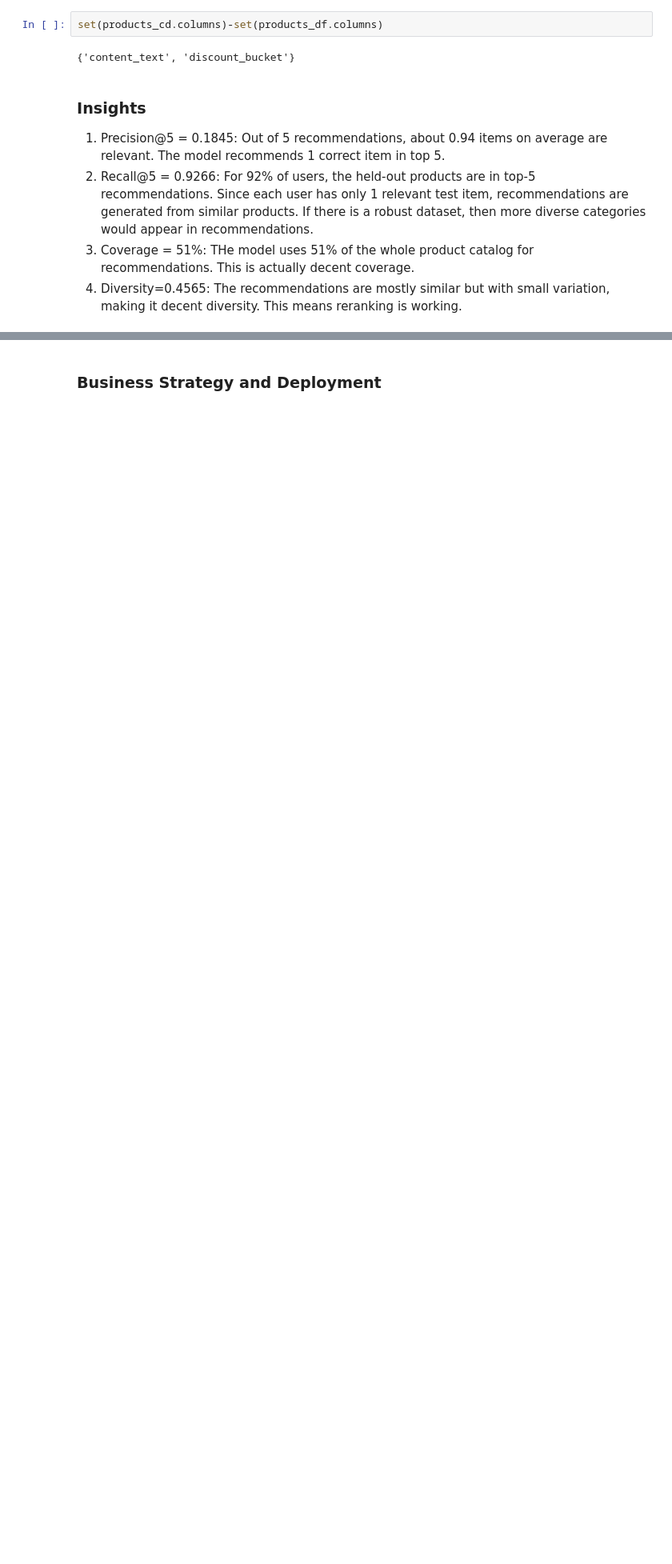
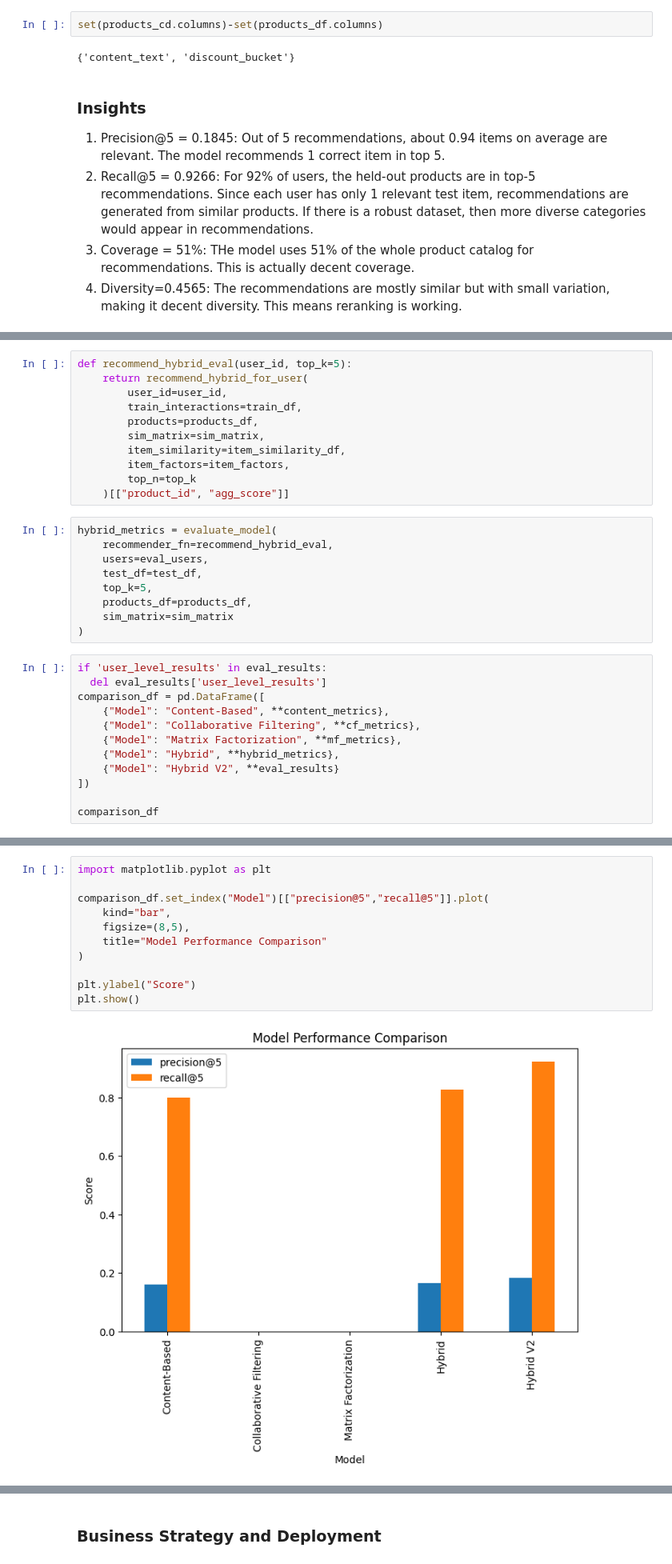
Before and after one commit to krishnasaijoga/ScalerCaseStudies, a Jupyter notebook: AmazonProdRecommSysCS.ipynb, the cells around one changed output, grey strips where cells are left out. Shown at 80% size. Cells and saved outputs as stored; diff of their text form; blank space fills up the shorter version.

```diff
--- a/AmazonProdRecommSysCS.ipynb
+++ b/AmazonProdRecommSysCS.ipynb
@@ -1630,0 +1794,32 @@ set(products_cd.columns)-set(products_df.columns)
+# %%
+def recommend_hybrid_eval(user_id, top_k=5):
+    return recommend_hybrid_for_user(
+        user_id=user_id,
+        train_interactions=train_df,
+        products=products_df,
+        sim_matrix=sim_matrix,
+        item_similarity=item_similarity_df,
+        item_factors=item_factors,
+        top_n=top_k
+    )[["product_id", "agg_score"]]
+# %%
+hybrid_metrics = evaluate_model(
+    recommender_fn=recommend_hybrid_eval,
+    users=eval_users,
+    test_df=test_df,
+    top_k=5,
+    products_df=products_df,
+    sim_matrix=sim_matrix
+)
+# %%
+if 'user_level_results' in eval_results:
+  del eval_results['user_level_results']
+comparison_df = pd.DataFrame([
+    {"Model": "Content-Based", **content_metrics},
+    {"Model": "Collaborative Filtering", **cf_metrics},
+    {"Model": "Matrix Factorization", **mf_metrics},
+    {"Model": "Hybrid", **hybrid_metrics},
+    {"Model": "Hybrid V2", **eval_results}
+])
+
+comparison_df
@@ -1630,0 +1833,13 @@ set(products_cd.columns)-set(products_df.columns)
+# %%
+import matplotlib.pyplot as plt
+
+comparison_df.set_index("Model")[["precision@5","recall@5"]].plot(
+    kind="bar",
+    figsize=(8,5),
+    title="Model Performance Comparison"
+)
+
+plt.ylabel("Score")
+plt.show()
+# %% [output]
+[figure, added]
```
Also changed, not shown: parts of 16 cells of this notebook.
